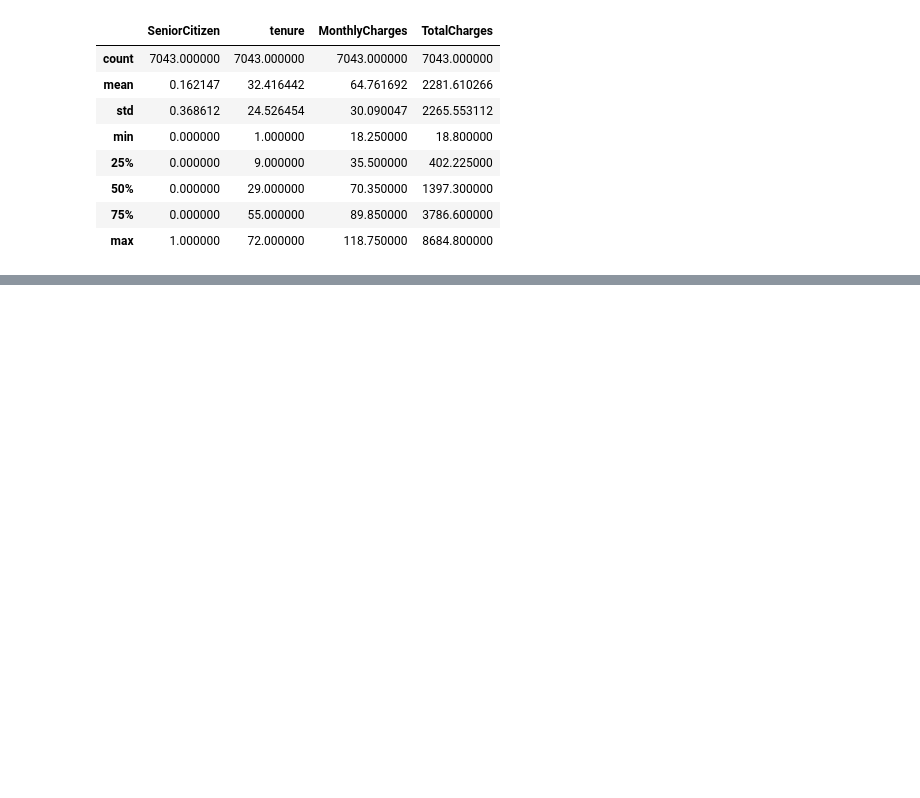
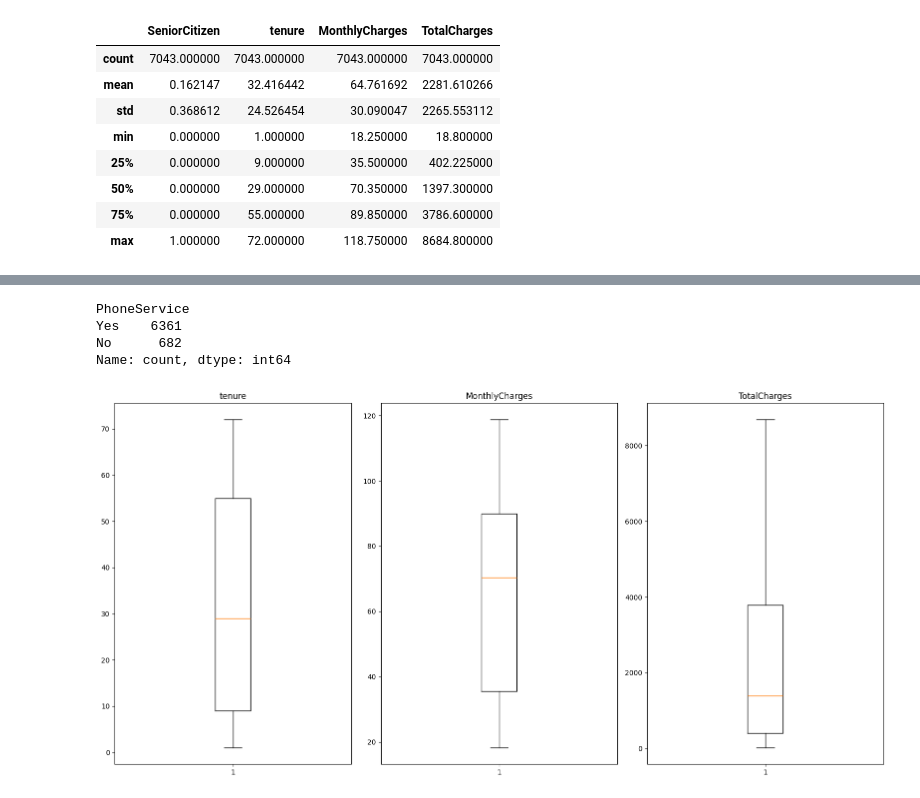
Before and after one commit to AhmadJer99/ChurnPrediction-TelcomData, a Jupyter notebook: ChurnPrediction.ipynb, the cells around one changed output, grey strips where cells are left out. Drawn from its saved outputs; the diff is of its cells as text; code cells hidden in the pictures; blank space fills up the shorter version.

```diff
--- a/ChurnPrediction.ipynb
+++ b/ChurnPrediction.ipynb
@@ -175,0 +283,25 @@ DeviatedColumns = ['tenure', 'MonthlyCharges', 'TotalCharges']
+# %%
+df['PhoneService'].value_counts()
+# %% [output]
+PhoneService
+Yes    6361
+No      682
+Name: count, dtype: int64
+# %%
+fig,ax = plt.subplots(1,3, figsize=(16,8))
+
+ax[0].title.set_text('tenure')
+ax[0].boxplot(df['tenure'])
+
+ax[1].title.set_text('MonthlyCharges')
+ax[1].boxplot(df['MonthlyCharges'])
+
+ax[2].title.set_text('TotalCharges')
+ax[2].boxplot(df['TotalCharges'])
+
+plt.tight_layout()
+plt.show()
+
+# Apparently there are no outliers in the dataset.
+# %% [output]
+[figure, added]
```
Also changed, not shown: parts of 8 cells of this notebook, 1 other file.
